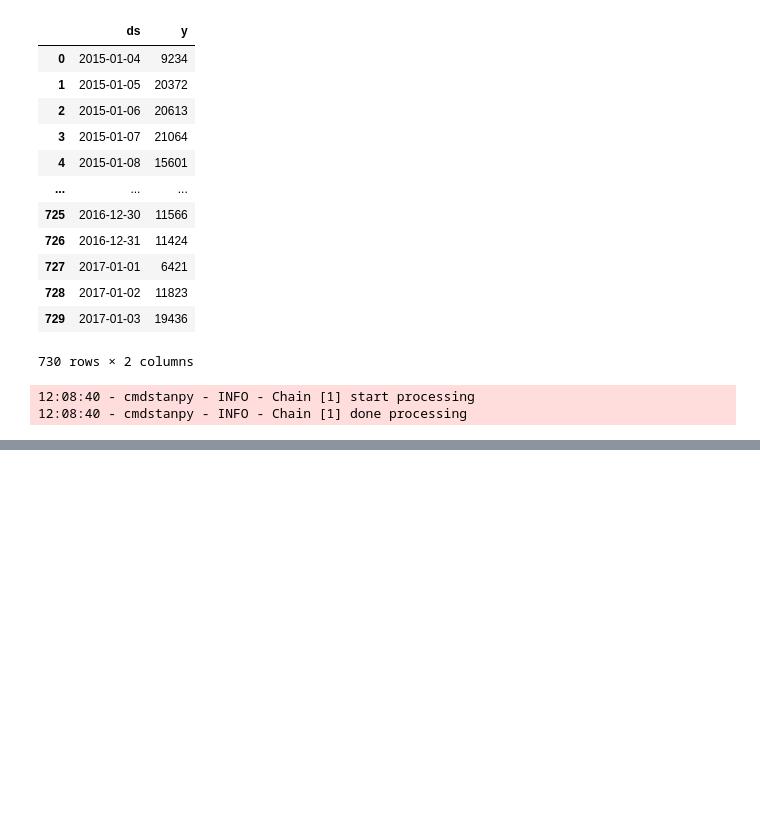
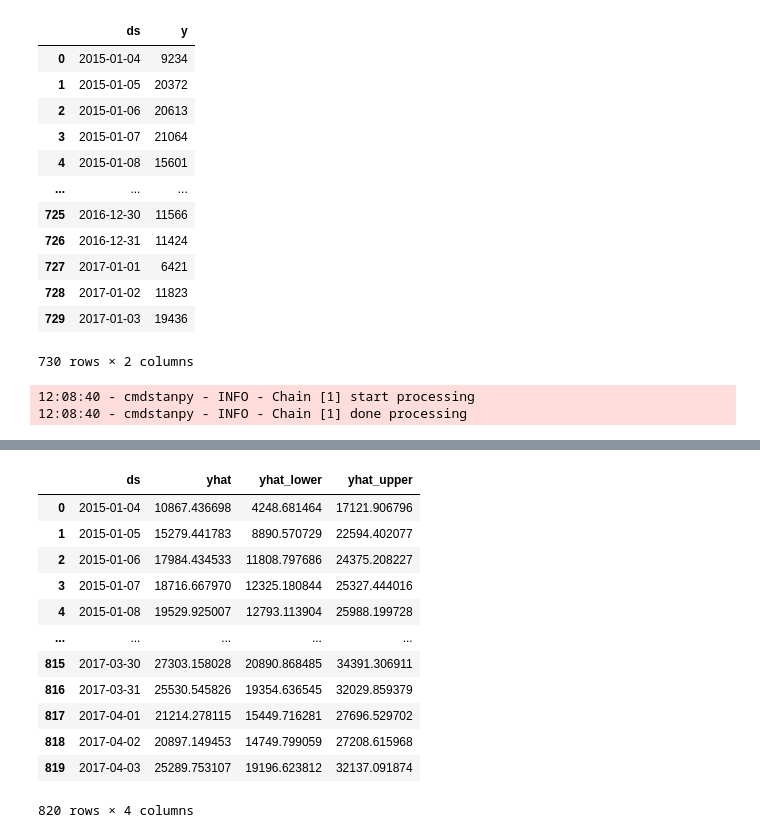
Before and after one commit to juliogazoli/alura-data-science-python-analisando-e-prevendo-series-temporais, a Jupyter notebook: atividades.ipynb, the cells around one changed output, grey strips where cells are left out. Cells and saved outputs as stored; diff of their text form; code cells hidden in the pictures; blank space fills up the shorter version.

```diff
--- a/atividades.ipynb
+++ b/atividades.ipynb
@@ -560,0 +565,16 @@ previsao = modelo.predict(futuro)
+# %%
+previsao[['ds', 'yhat', 'yhat_lower', 'yhat_upper']]
+# %% [output]
+|  | ds | yhat | yhat_lower | yhat_upper |
+| 0 | 2015-01-04 | 10867.436698 | 4248.681464 | 17121.906796 |
+| 1 | 2015-01-05 | 15279.441783 | 8890.570729 | 22594.402077 |
+| 2 | 2015-01-06 | 17984.434533 | 11808.797686 | 24375.208227 |
+| 3 | 2015-01-07 | 18716.667970 | 12325.180844 | 25327.444016 |
+| 4 | 2015-01-08 | 19529.925007 | 12793.113904 | 25988.199728 |
+| ... | ... | ... | ... | ... |
+| 815 | 2017-03-30 | 27303.158028 | 20890.868485 | 34391.306911 |
+| 816 | 2017-03-31 | 25530.545826 | 19354.636545 | 32029.859379 |
+| 817 | 2017-04-01 | 21214.278115 | 15449.716281 | 27696.529702 |
+| 818 | 2017-04-02 | 20897.149453 | 14749.799059 | 27208.615968 |
+| 819 | 2017-04-03 | 25289.753107 | 19196.623812 | 32137.091874 |
+820 rows × 4 columns
```
Also changed, not shown: parts of 2 cells of this notebook.
